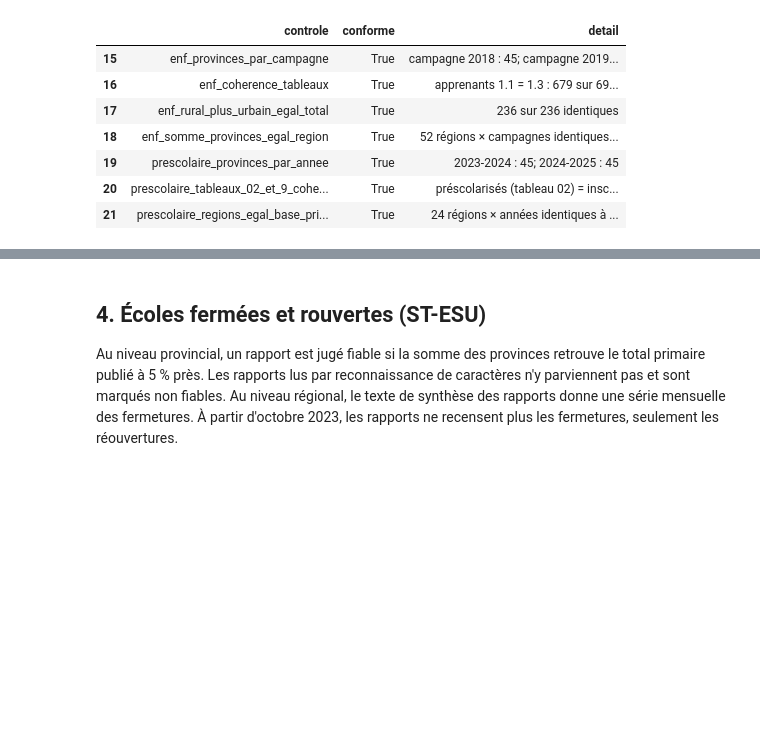
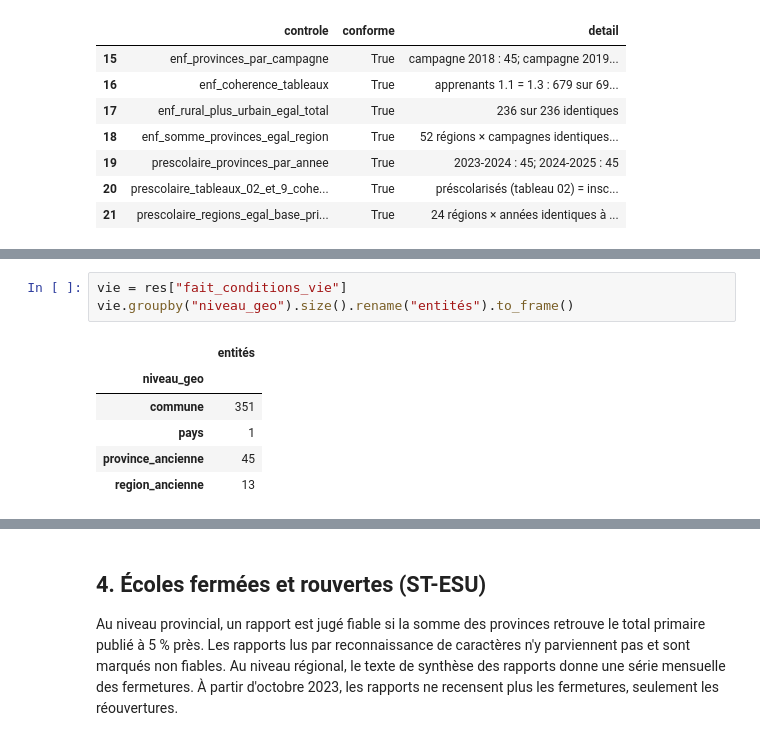
Before and after one commit to datachallenge-edu-bf/sentinelle-scolaire-defi1, a Jupyter notebook: notebooks/02_nettoyage.ipynb, the cells around one changed output, grey strips where cells are left out. Saved outputs shown, nothing was run; the diff lists cells and outputs as text; blank space fills up the shorter version.

```diff
--- a/notebooks/02_nettoyage.ipynb
+++ b/notebooks/02_nettoyage.ipynb
@@ -391,0 +398,10 @@ ctrl[ctrl["controle"].str.startswith(("enf_", "prescolaire_"))]
+# %%
+vie = res["fait_conditions_vie"]
+vie.groupby("niveau_geo").size().rename("entités").to_frame()
+# %% [output]
+|  | entités |
+| niveau_geo |  |
+| commune | 351 |
+| pays | 1 |
+| province_ancienne | 45 |
+| region_ancienne | 13 |
```
Also changed, not shown: parts of 7 cells of this notebook, 32 other files.
